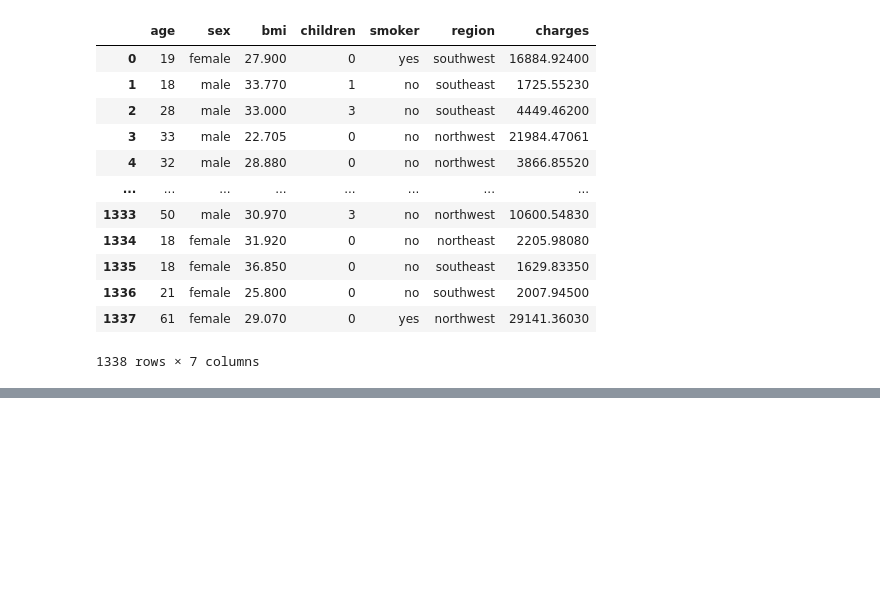
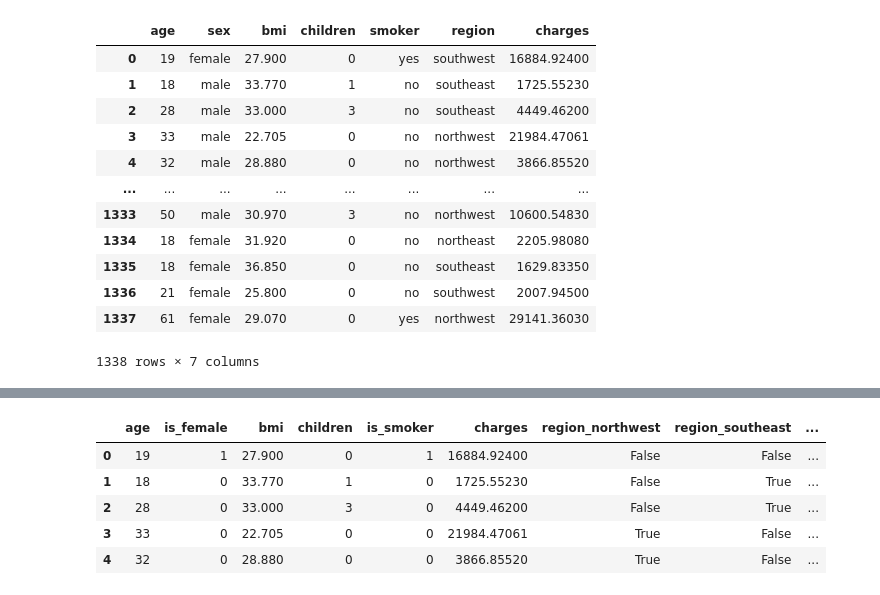
Before and after one commit to soham71018/ML-Projects, a Jupyter notebook: 1. Project/insurance.ipynb, the cells around one changed output, grey strips where cells are left out. Cells and saved outputs as stored; diff of their text form; code cells hidden in the pictures; blank space fills up the shorter version.

```diff
--- a/1. Project/insurance.ipynb
+++ b/1. Project/insurance.ipynb
@@ -133,0 +223,11 @@ df_cleaned
+# %%
+#for region we will use "one hot encoding" we can also use "label "but there is a chances of anomalies
+df_cleaned=pd.get_dummies(df_cleaned,columns=["region"],drop_first=True)
+df_cleaned.head()
+# %% [output]
+|  | age | is_female | bmi | children | is_smoker | charges | region_northwest | region_southeast | ... |
+| 0 | 19 | 1 | 27.900 | 0 | 1 | 16884.92400 | False | False | ... |
+| 1 | 18 | 0 | 33.770 | 1 | 0 | 1725.55230 | False | True | ... |
+| 2 | 28 | 0 | 33.000 | 3 | 0 | 4449.46200 | False | True | ... |
+| 3 | 33 | 0 | 22.705 | 0 | 0 | 21984.47061 | True | False | ... |
+| 4 | 32 | 0 | 28.880 | 0 | 0 | 3866.85520 | True | False | ... |
```
Also changed, not shown: parts of 13 cells of this notebook.
